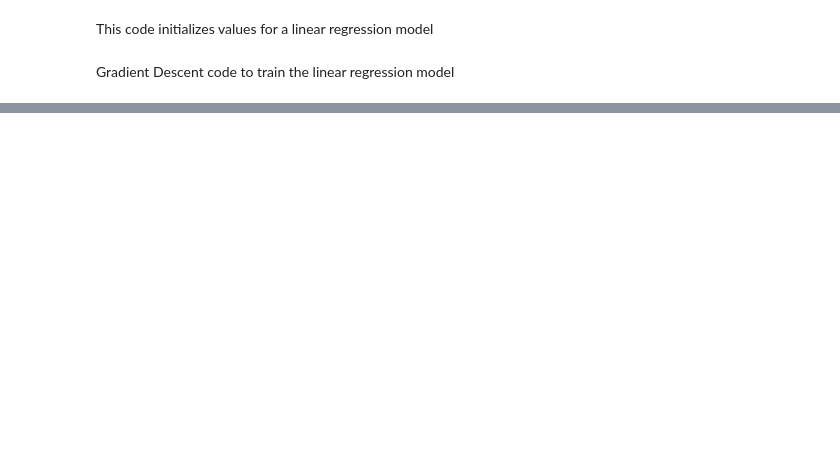
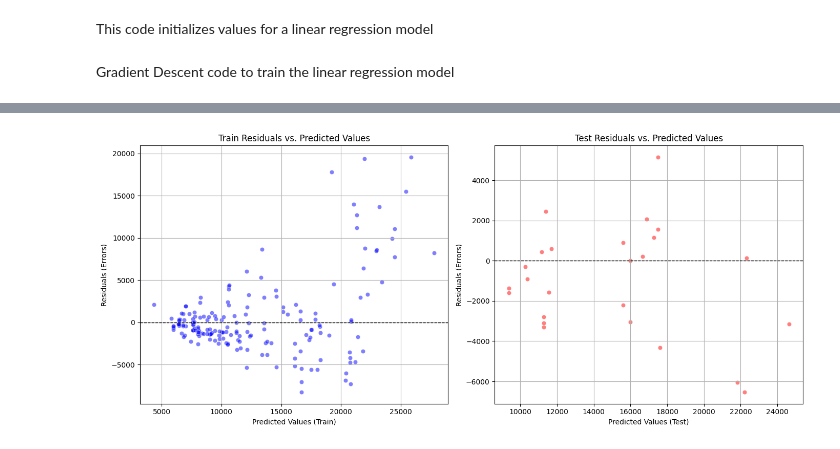
Before and after one commit to nxndinisxh/MRM_ResearchAI_Taskphase, a Jupyter notebook: LinearRegression.ipynb, the cells around one changed output, grey strips where cells are left out. Drawn from its saved outputs; the diff is of its cells as text; code cells hidden in the pictures; blank space fills up the shorter version.

```diff
--- a/LinearRegression.ipynb
+++ b/LinearRegression.ipynb
@@ -304,3 +323,26 @@ Predicted prices: [21268.15081707 21268.15081707  8665.58299901 11370.91636291
+# %%
+fig, axes = plt.subplots(1, 2, figsize=(14, 6))  # Two side-by-side plots
+
+# Train Residual Plot
+sns.scatterplot(x=y_train_pred, y=residuals_train, alpha=0.5, color="blue", ax=axes[0])
+axes[0].axhline(y=0, color='black', linestyle='--', linewidth=1)  # Zero Residual Line
+axes[0].set_xlabel("Predicted Values (Train)")
+axes[0].set_ylabel("Residuals (Errors)")
+axes[0].set_title("Train Residuals vs. Predicted Values")
+axes[0].grid(True)
+
+# Test Residual Plot
+sns.scatterplot(x=y_test_pred, y=residuals_test, alpha=0.5, color="red", ax=axes[1])
+axes[1].axhline(y=0, color='black', linestyle='--', linewidth=1)  # Zero Residual Line
+axes[1].set_xlabel("Predicted Values (Test)")
+axes[1].set_ylabel("Residuals (Errors)")
+axes[1].set_title("Test Residuals vs. Predicted Values")
+axes[1].grid(True)
+
+plt.tight_layout()  # Adjust layout
+plt.show()
+# %% [output]
+[figure, added]
 # %%
 # Plotting the Loss vs. Epochs
 plt.figure(figsize=(8, 6))
```
Also changed, not shown: parts of 15 cells of this notebook.
